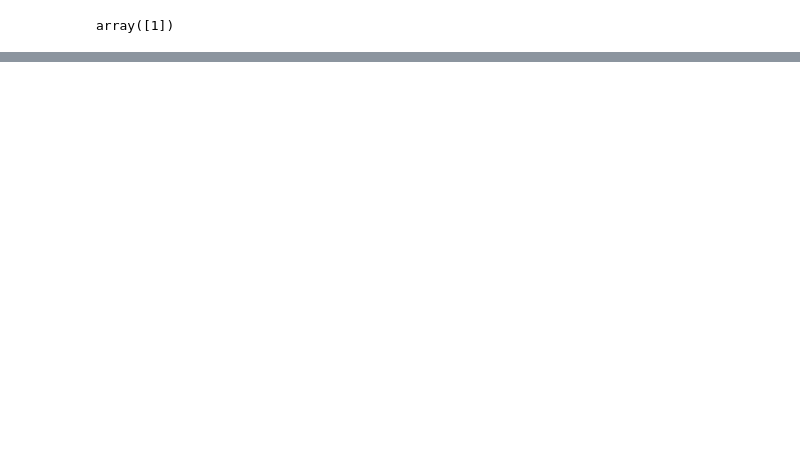
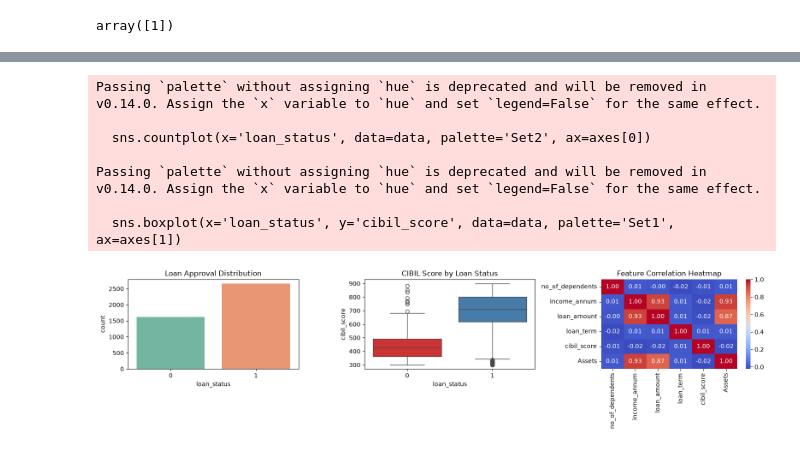
Before and after one commit to infiWAY942/LOAN_APPROVAL_PREDICTION, a Jupyter notebook: loan_appvl_predic-model.ipynb, the cells around one changed output, grey strips where cells are left out. Drawn from its saved outputs; the diff is of its cells as text; code cells hidden in the pictures; blank space fills up the shorter version.

```diff
--- a/loan_appvl_predic-model.ipynb
+++ b/loan_appvl_predic-model.ipynb
@@ -294,0 +349,29 @@ pk.dump(scaler,open('scaler.pkl','wb'))
+# %%
+import matplotlib.pyplot as plt
+import seaborn as sns
+
+fig, axes = plt.subplots(1, 3, figsize=(16, 4))
+
+# Graph 1: Count of Approved vs Rejected Loans
+sns.countplot(x='loan_status', data=data, palette='Set2', ax=axes[0])
+axes[0].set_title('Loan Approval Distribution')
+
+# Graph 2: CIBIL Score vs Loan Status
+sns.boxplot(x='loan_status', y='cibil_score', data=data, palette='Set1', ax=axes[1])
+axes[1].set_title('CIBIL Score by Loan Status')
+
+# Graph 3: Correlation Heatmap
+sns.heatmap(data.corr(numeric_only=True), annot=True, fmt=".2f", cmap='coolwarm', ax=axes[2])
+axes[2].set_title('Feature Correlation Heatmap')
+
+plt.tight_layout()
+plt.show()
+# %% [output]
+Passing `palette` without assigning `hue` is deprecated and will be removed in v0.14.0. Assign the `x` variable to `hue` and set `legend=False` for the same effect.
+
+  sns.countplot(x='loan_status', data=data, palette='Set2', ax=axes[0])
+
+Passing `palette` without assigning `hue` is deprecated and will be removed in v0.14.0. Assign the `x` variable to `hue` and set `legend=False` for the same effect.
+
+  sns.boxplot(x='loan_status', y='cibil_score', data=data, palette='Set1', ax=axes[1])
+[figure, added]
```
Also changed, not shown: parts of 11 cells of this notebook, 3 other files.
